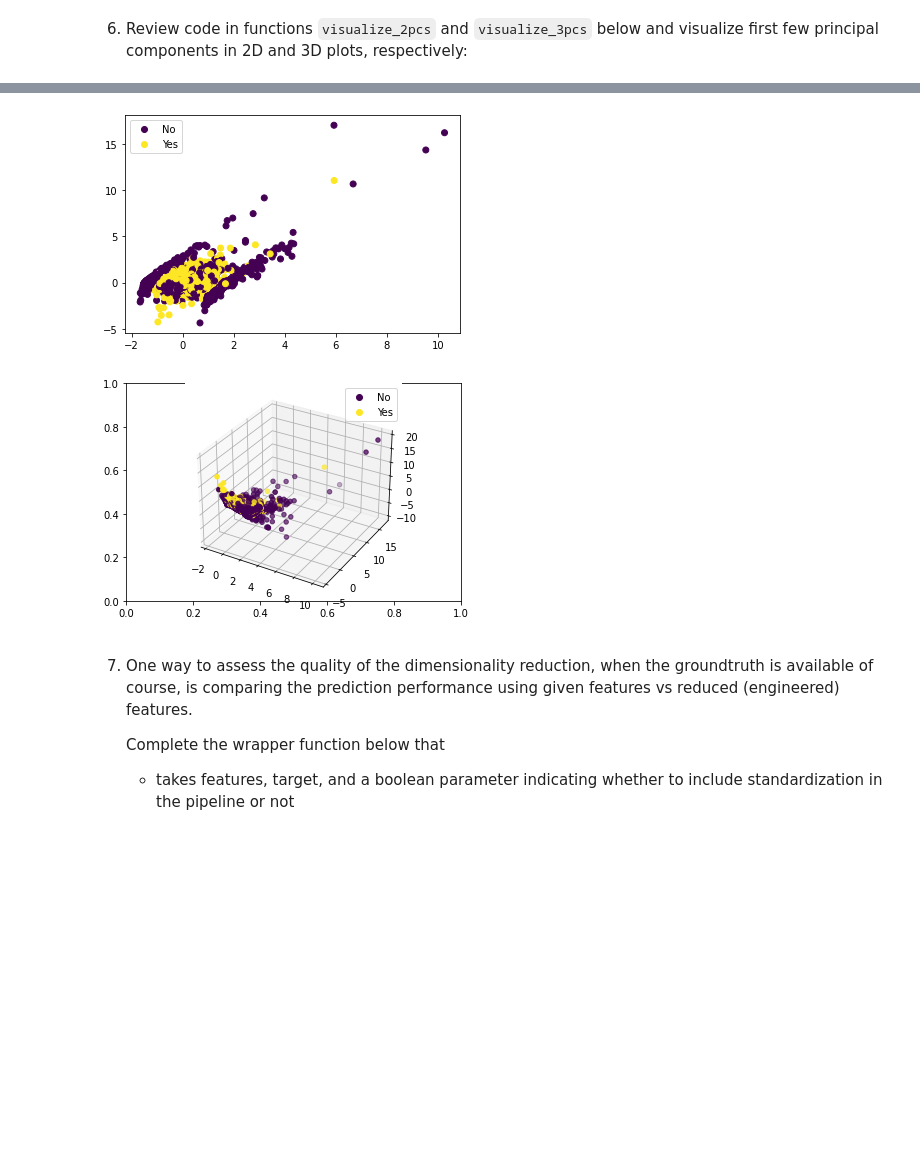
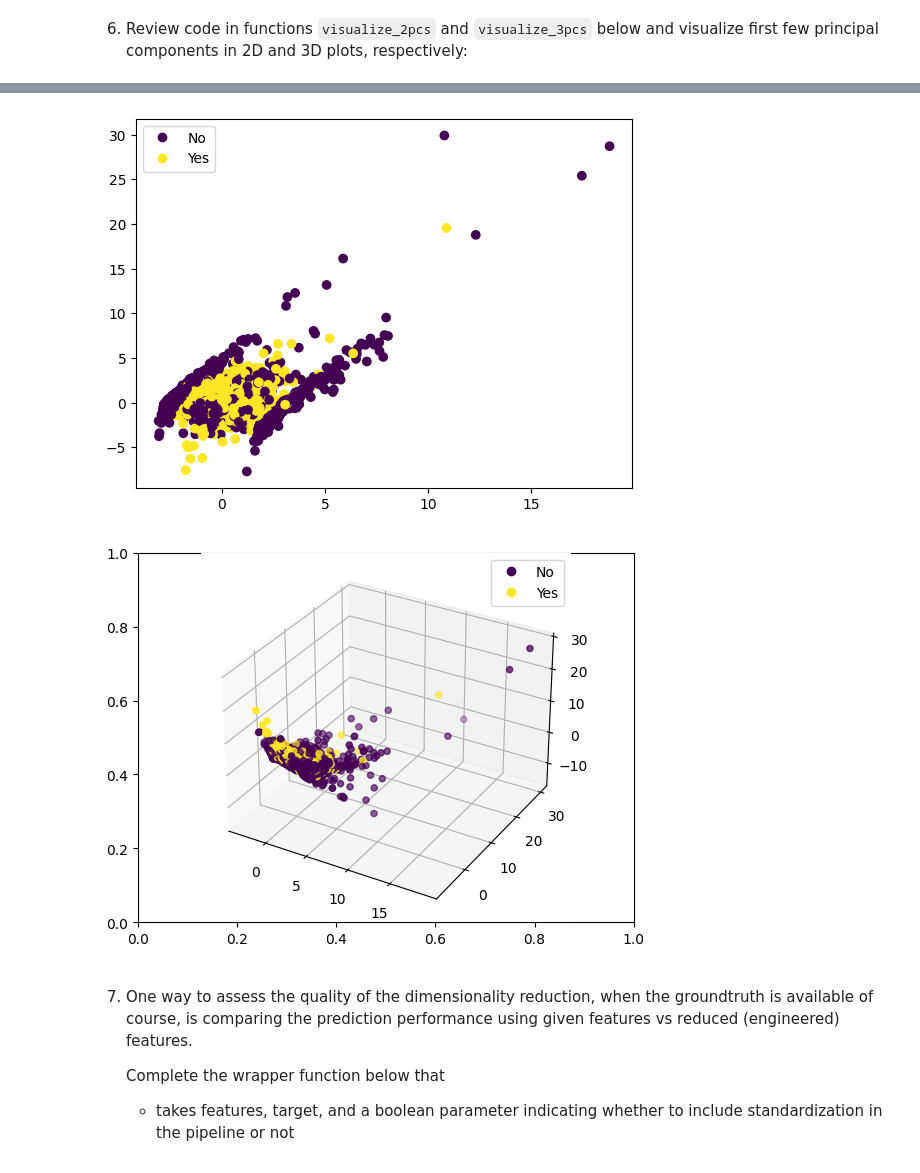
Before and after one commit to bryanat/FourthBrain, a Jupyter notebook: assignments/week-08-unsupervised-ml/nb/new-product-launch.ipynb, the cells around one changed output, grey strips where cells are left out. Saved outputs shown, nothing was run; the diff lists cells and outputs as text; code cells hidden in the pictures; blank space fills up the shorter version.

```diff
--- a/assignments/week-08-unsupervised-ml/nb/new-product-launch.ipynb
+++ b/assignments/week-08-unsupervised-ml/nb/new-product-launch.ipynb
@@ -101,8 +106,12 @@ assert y.shape == (5000,)
 
     If time permits, read [Does mean centering or feature scaling affect a Principal Component Analysis?](https://sebastianraschka.com/faq/docs/pca-scaling.html) or [discussion 1](https://stats.stackexchange.com/questions/53/pca-on-correlation-or-covariance).
 # %%
-xPCA = PCA(n_components=5)
-X_reduced = xPCA.fit_transform(X)
-# X_reduced = xPCA.transform(X)
-X_reduced.head()
+# Scale data
+scalar = StandardScaler()
+X_reduced = scalar.fit_transform(X)
+
+# PCA to reduce the number of columns/features/components
+pca = PCA(n_components=5)
+X_reduced = pca.fit_transform(X_reduced)
+X_reduced #ndarray
 # %% [output]
@@ -137,9 +157,9 @@ def visualize_3pcs(pcs, y):
 # %%
-# YOUR CODE HERE
-# YOUR CODE HERE
+visualize_2pcs(X_reduced, y)
+visualize_3pcs(X_reduced, y)
 # %% [output]
-[figure, old version]
+[figure, new version]
-[figure, old version]
+[figure, new version]
 # %% [markdown]
 7. One way to assess the quality of the dimensionality reduction, when the groundtruth is available of course, is comparing the prediction performance using given features vs reduced (engineered) features.
 
```
Also changed, not shown: parts of 11 cells of this notebook.
